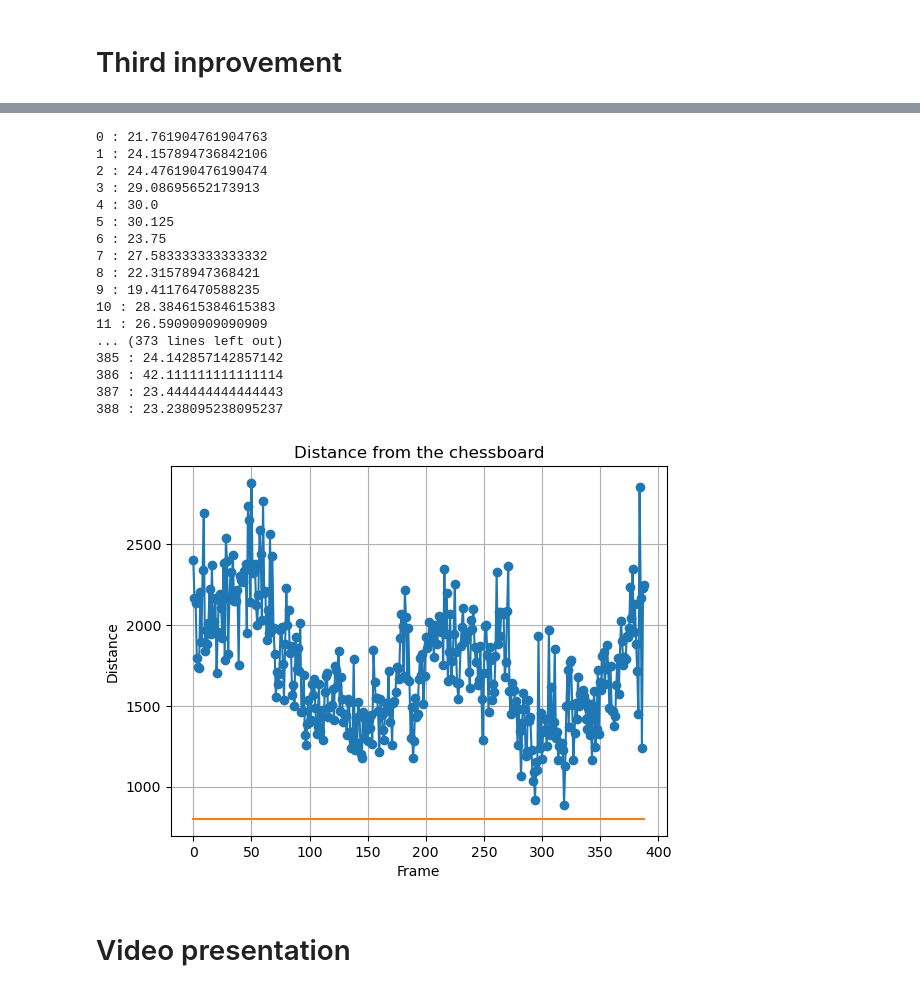
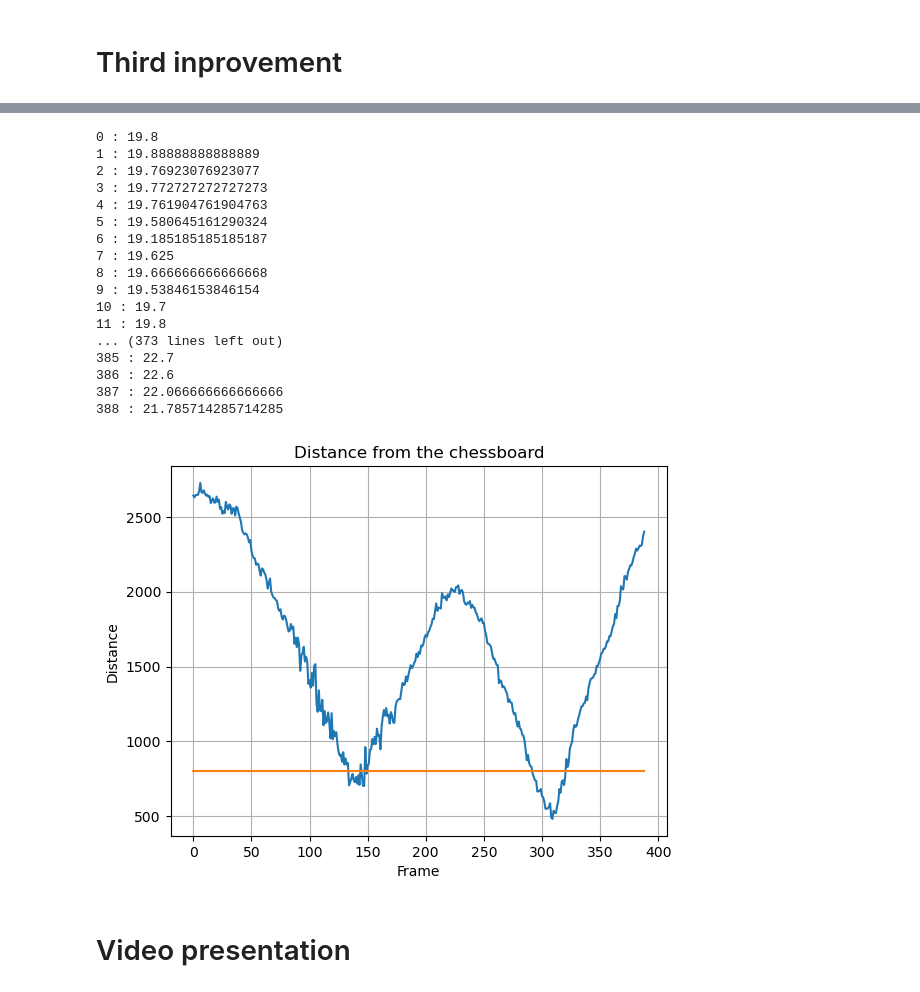
Before and after one commit to ArkaStark/RobotNavigation, a Jupyter notebook: RobotNavigation.ipynb, the cells around one changed output, grey strips where cells are left out. Drawn from its saved outputs; the diff is of its cells as text; code cells hidden in the pictures.

```diff
--- a/RobotNavigation.ipynb
+++ b/RobotNavigation.ipynb
@@ -336,10 +336,12 @@ def compute_disparity_map_parallel(L_img, R_img, d_max, block_size, min_disparit
 def cost_thresholding(disparity, cost, cost_fn):
     cost_region = cost[disparity > 0]
     if cost_fn == sad_fn or cost_fn == ssd_fn:
-        threshold = np.mean(cost_region) + 2*np.std(cost_region)
+        #threshold = np.mean(cost_region) + 2*np.std(cost_region)
+        threshold = np.median(cost_region)
         mask = (cost < threshold) | (cost == -2)
     else:
-        threshold = np.mean(cost_region) - 2*np.std(cost_region)
+        #threshold = np.mean(cost_region) #- 2*np.std(cost_region)
+        threshold = np.median(cost_region)
         mask = (cost > threshold) | (cost == -2)
 
     print("threshold:", round(threshold, 2))
@@ -355,7 +357,7 @@ def cost_thresholding(disparity, cost, cost_fn):
 min_disparity = 0
 d_max = 128
 block_size =  21
-cost_fn = zncc_fn # sad_fn, ssd_fn, ncc_fn, zncc_fn
+cost_fn = ncc_fn # sad_fn, ssd_fn, ncc_fn, zncc_fn
 # disparity = compute_disparity_map(np_L_cropped, np_R_cropped, d_max, block_size, cost_fn)
 disparity, cost = compute_disparity_map_parallel(np_L_cropped, np_R_cropped, d_max, block_size, min_disparity, cost_fn)
 
@@ -1344,15 +1346,17 @@ plt.show()
 # %%
 list_mean_disparity = []
 list_z_PT = []
-frame_height = np_L_cropped.shape[1]
+frame_height = list_L_cropped[0].shape[1]
+frame_width = list_L_cropped[0].shape[0]
 
 block_size = 21
 cost_fn = ssd_fn
 crop_border = block_size//2
-number_lines = 1
-no_of_corners = 50
+number_lines = 5
+no_of_corners = 200
 d_max = 128
 hidden_area = 20
+cost_threshold = 10000
 
 def cost_given_2_pixels(L_img, R_img, L_pixel_x, R_pixel_x, pixel_Ly, pixel_Ry, cost_fn,crop_border):
     L_window = L_img[pixel_Ly-crop_border:pixel_Ly+crop_border+1, L_pixel_x-crop_border:L_pixel_x+crop_border+1]
@@ -1376,65 +1380,63 @@ for framenumber in range(number_of_frames):
         y = corner[0][1]
         features_in_line_Right[y].append(corner)
 
     for y in range(crop_border+1+number_lines, frame_height-crop_border-1-number_lines):
         for corner_L in features_in_line_Left[y]:
             if corner_L[0][0] < hidden_area:
                 continue
             min_cost = np.inf
             disparity = -1
-            for line in range(crop_border, frame_height-crop_border):
-                if len(features_in_line_Right[y]) > 0:
-                    for corner_R in features_in_line_Right[line]:
-                        L_x = corner_L[0][0]
-                        R_x = corner_R[0][0]
-                        if L_x < crop_border or R_x < crop_border or L_x > frame_height-crop_border-1 or R_x > frame_height-crop_border-1:
-                            continue
-                        if (L_x > R_x) and (L_x-R_x < d_max):
-                            #print(y, line, L_x, R_x)
-                            cost = cost_given_2_pixels(np_L_cropped, np_R_cropped, L_x, R_x, y, line, cost_fn, crop_border)
-                            if min_cost > cost:
-                                min_cost = cost
-                                disparity = L_x - R_x
+            for line in range(y-number_lines, y+number_lines):
+                for corner_R in features_in_line_Right[line]:
+                    L_x = corner_L[0][0]
+                    R_x = corner_R[0][0]
+                    if L_x < crop_border or R_x < crop_border or L_x > frame_width-crop_border-1 or R_x > frame_width-crop_border-1:
+                        continue
+                    if (L_x > R_x) and (L_x-R_x < d_max):
+                        #print(y, line, L_x, R_x)
+                        cost = cost_given_2_pixels(list_L_cropped[framenumber], list_R_cropped[framenumber], L_x, R_x, y, line, cost_fn, crop_border)
+                        if min_cost > cost and cost < cost_threshold:
+                            min_cost = cost
+                            disparity = L_x - R_x
             if disparity > 0:
                 list_disparity.append(disparity)
-
 
     mean_disparity = np.mean(list_disparity)
     list_mean_disparity.append(mean_disparity)
     print(framenumber, ":", mean_disparity)
 
     z = (b * f)/list_mean_disparity[framenumber]
     list_z_PT.append(z)
 
 # Plotting
 f_values = list(range(number_of_frames))
-plt.plot(f_values, list_z_PT, marker='o', linestyle='-')
+plt.plot(f_values, list_z_PT, linestyle='-')
 line = 800*np.ones((len(f_values)))
 plt.plot(f_values, line)
 plt.title('Distance from the chessboard')
 plt.xlabel('Frame')
 plt.ylabel('Distance')
 plt.grid(True)
 plt.show()
 # %% [output]
-0 : 21.761904761904763
-1 : 24.157894736842106
-2 : 24.476190476190474
-3 : 29.08695652173913
-4 : 30.0
-5 : 30.125
-6 : 23.75
-7 : 27.583333333333332
-8 : 22.31578947368421
-9 : 19.41176470588235
-10 : 28.384615384615383
-11 : 26.59090909090909
+0 : 19.8
+1 : 19.88888888888889
+2 : 19.76923076923077
+3 : 19.772727272727273
+4 : 19.761904761904763
+5 : 19.580645161290324
+6 : 19.185185185185187
+7 : 19.625
+8 : 19.666666666666668
+9 : 19.53846153846154
+10 : 19.7
+11 : 19.8
 ... (373 lines left out)
-385 : 24.142857142857142
-386 : 42.111111111111114
-387 : 23.444444444444443
-388 : 23.238095238095237
+385 : 22.7
+386 : 22.6
+387 : 22.066666666666666
+388 : 21.785714285714285
-[figure, old version]
+[figure, new version]
 # %% [markdown]
 # Video presentation
 # %%
```
Also changed, not shown: parts of 3 cells of this notebook.
